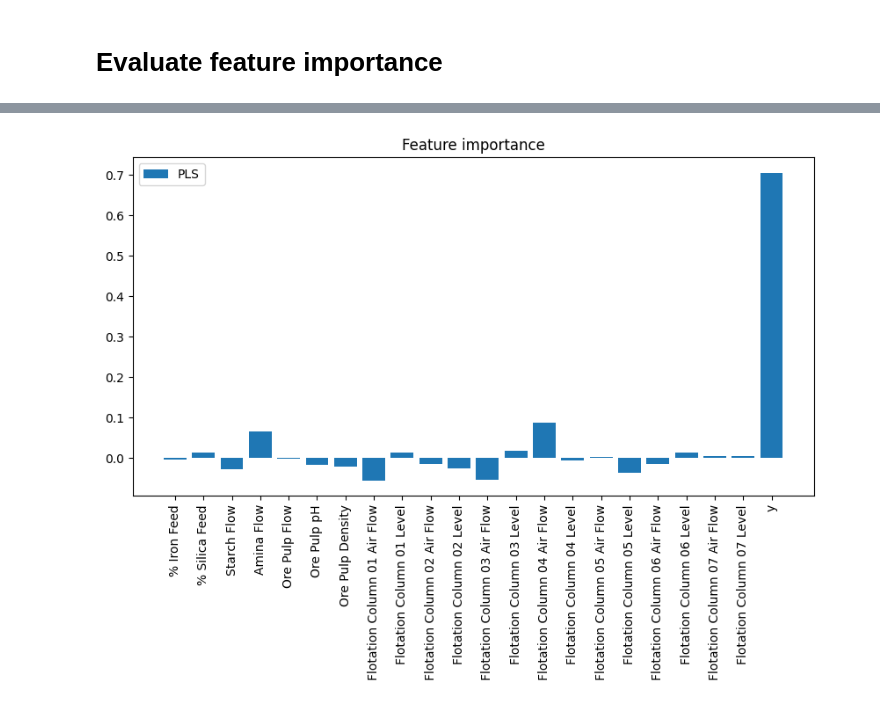
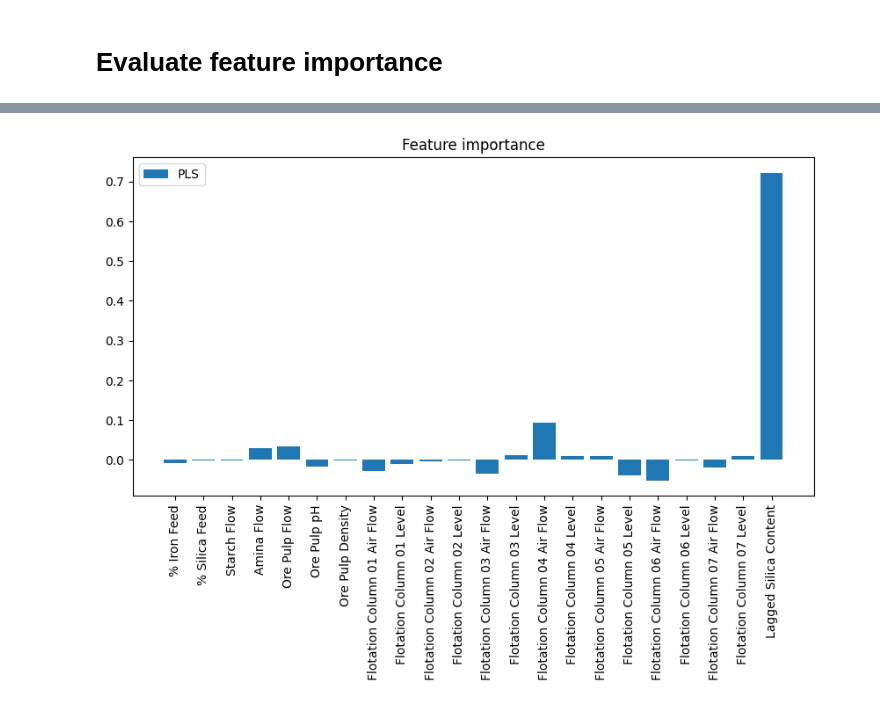
Before and after one commit to Unexp1ainable/ADAML-Project1, a Jupyter notebook: project_sam.ipynb, the cells around one changed output, grey strips where cells are left out. Cells and saved outputs as stored; diff of their text form; code cells hidden in the pictures.

```diff
--- a/project_sam.ipynb
+++ b/project_sam.ipynb
@@ -303,13 +232,9 @@ backup = [
-# %%
-calib_set = backup[0].copy()
-valid_set = backup[1].copy()
-calib_y = backup[2].copy()
-valid_y = backup[3].copy()
 # %%
-calib_set["y"] = calib_y.shift(1).copy()
-calib_set.drop(calib_set.index[0], inplace=True)
+# add lagged target variable to the predictors
+calib_x["Lagged Silica Content"] = calib_y.shift(1).copy()
+calib_x.drop(calib_x.index[0], inplace=True)
 calib_y.drop(0, inplace=True)
 
-valid_set["y"] = valid_y.shift(1).copy()
-valid_set.drop(valid_set.index[0], inplace=True)
+valid_x["Lagged Silica Content"] = valid_y.shift(1).copy()
+valid_x.drop(valid_x.index[0], inplace=True)
 valid_y.drop(0, inplace=True)
@@ -352,17 +241,14 @@ calib_set
 # %%
+# actually determine the optimal time lag
 
+UPPER_LAG_BOUND = 20 # hours
+STEP = 1    # hour
 
-importlib.reload(tlo)
-importlib.reload(helpers)
-
-UPPER_LAG_BOUND = 20
-STEP = 1
-
-calib_set = helpers.reorder_cols(calib_set)
-valid_set = helpers.reorder_cols(valid_set)
+calib_x = helpers.reorder_cols(calib_x)
+valid_x = helpers.reorder_cols(valid_x)
 
 
 optimizer = tlo.DynamicOptimizerOneAtATime(STEP, UPPER_LAG_BOUND, "out/test")
-res = optimizer.run(calib_set, calib_y, valid_set, valid_y)
+res = optimizer.run(calib_x, calib_y, valid_x, valid_y)
 res
 # %% [output]
@@ -412,15 +283,15 @@ class ModelEvaluation:
         self.expl_var_Y = []
         self.expl_var_X = []
 
-lagged_calib_x = calib_set.copy()
+lagged_calib_x = calib_x.copy()
 lagged_calib_y = calib_y.copy()
-lagged_valid_x = valid_set.copy()
+lagged_valid_x = valid_x.copy()
 lagged_valid_y = valid_y.copy()
-helpers.applyShifts(calib_set, calib_y, lags, optimizer.all_boundaries)
-helpers.applyShifts(valid_set, valid_y, lags, optimizer.all_boundaries)
+helpers.applyShifts(lagged_calib_x, lagged_calib_y, lags, optimizer.all_boundaries)
+helpers.applyShifts(lagged_valid_x, lagged_valid_y, lags, optimizer.all_boundaries)
 
 
-max_components = calib_set.shape[1]
+max_components = calib_x.shape[1]
 tss = np.sum((calib_y - calib_y.mean())**2, axis=0).to_numpy()[0]
 
 model_eval_pls = ModelEvaluation()
@@ -488,15 +359,15 @@ plt.show()
 # %%
 n_comp = 5
 model = PLSRegression(n_components=n_comp)
 model.fit(lagged_calib_x, lagged_calib_y)
-n = len(calib_set.columns)
+n = len(calib_x.columns)
 plt.title("Feature importance")
 plt.bar(np.arange(n), model.coef_.flatten(), label="PLS")
-plt.xticks(np.arange(n), calib_set.columns, rotation=90)
+plt.xticks(np.arange(n), calib_x.columns, rotation=90)
 plt.legend()
 plt.show()
 # %% [output]
-[figure, old version]
+[figure, new version]
 # %%
 n_comp = 5
 opt_model = PLSRegression(n_components=n_comp)
```
Also changed, not shown: parts of 16 cells of this notebook, 2 other files.
